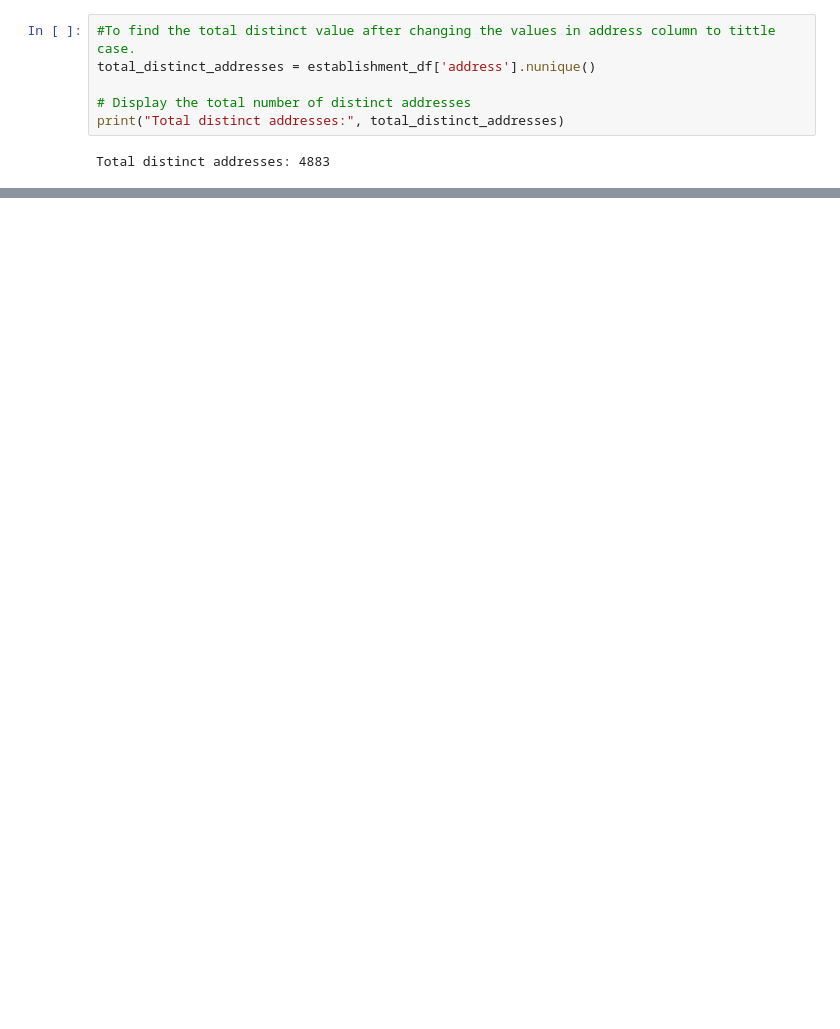
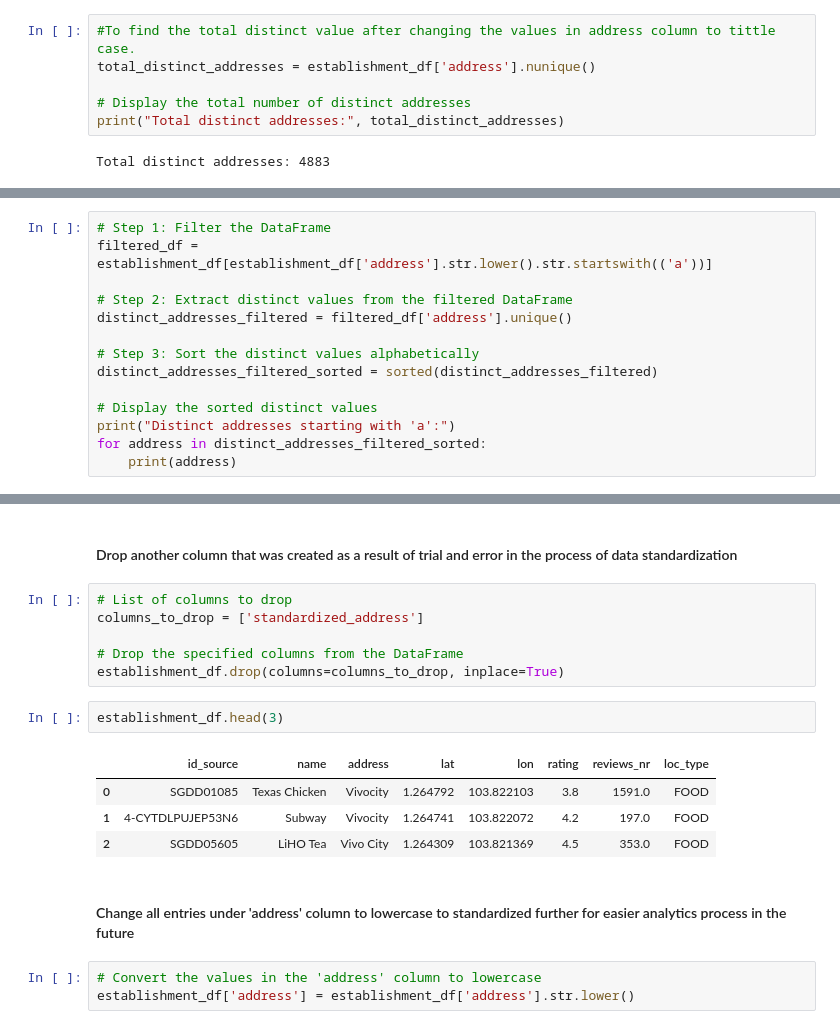
Before and after one commit to leehegithub/grab_restuarant_analysis, a Jupyter notebook: reading_csv.ipynb, the cells around one changed output, grey strips where cells are left out. Drawn from its saved outputs; the diff is of its cells as text; blank space fills up the shorter version.

```diff
--- a/reading_csv.ipynb
+++ b/reading_csv.ipynb
@@ -266,0 +399,14 @@ Total distinct addresses: 4883
+# %%
+# Step 1: Filter the DataFrame
+filtered_df = establishment_df[establishment_df['address'].str.lower().str.startswith(('a'))]
+
+# Step 2: Extract distinct values from the filtered DataFrame
+distinct_addresses_filtered = filtered_df['address'].unique()
+
+# Step 3: Sort the distinct values alphabetically
+distinct_addresses_filtered_sorted = sorted(distinct_addresses_filtered)
+
+# Display the sorted distinct values
+print("Distinct addresses starting with 'a':")
+for address in distinct_addresses_filtered_sorted:
+    print(address)
@@ -266,0 +641,20 @@ Total distinct addresses: 4883
+# %% [markdown]
+#### Drop another column that was created as a result of trial and error in the process of data standardization
+# %%
+# List of columns to drop
+columns_to_drop = ['standardized_address']
+
+# Drop the specified columns from the DataFrame
+establishment_df.drop(columns=columns_to_drop, inplace=True)
+# %%
+establishment_df.head(3)
+# %% [output]
+|  | id_source | name | address | lat | lon | rating | reviews_nr | loc_type |
+| 0 | SGDD01085 | Texas Chicken | Vivocity | 1.264792 | 103.822103 | 3.8 | 1591.0 | FOOD |
+| 1 | 4-CYTDLPUJEP53N6 | Subway | Vivocity | 1.264741 | 103.822072 | 4.2 | 197.0 | FOOD |
+| 2 | SGDD05605 | LiHO Tea | Vivo City | 1.264309 | 103.821369 | 4.5 | 353.0 | FOOD |
+# %% [markdown]
+#### Change all entries under 'address' column to lowercase to standardized further for easier analytics process in the future
+# %%
+# Convert the values in the 'address' column to lowercase
+establishment_df['address'] = establishment_df['address'].str.lower()
```
Also changed, not shown: parts of 60 cells of this notebook.
